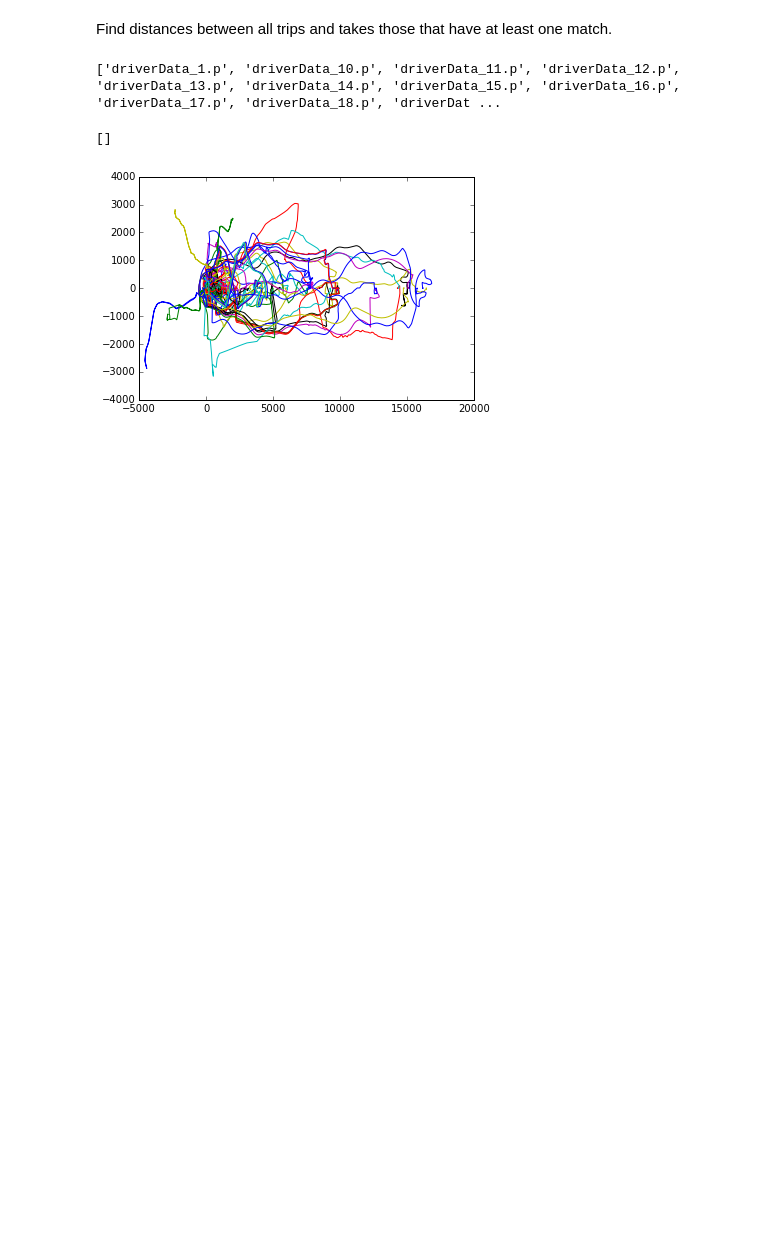
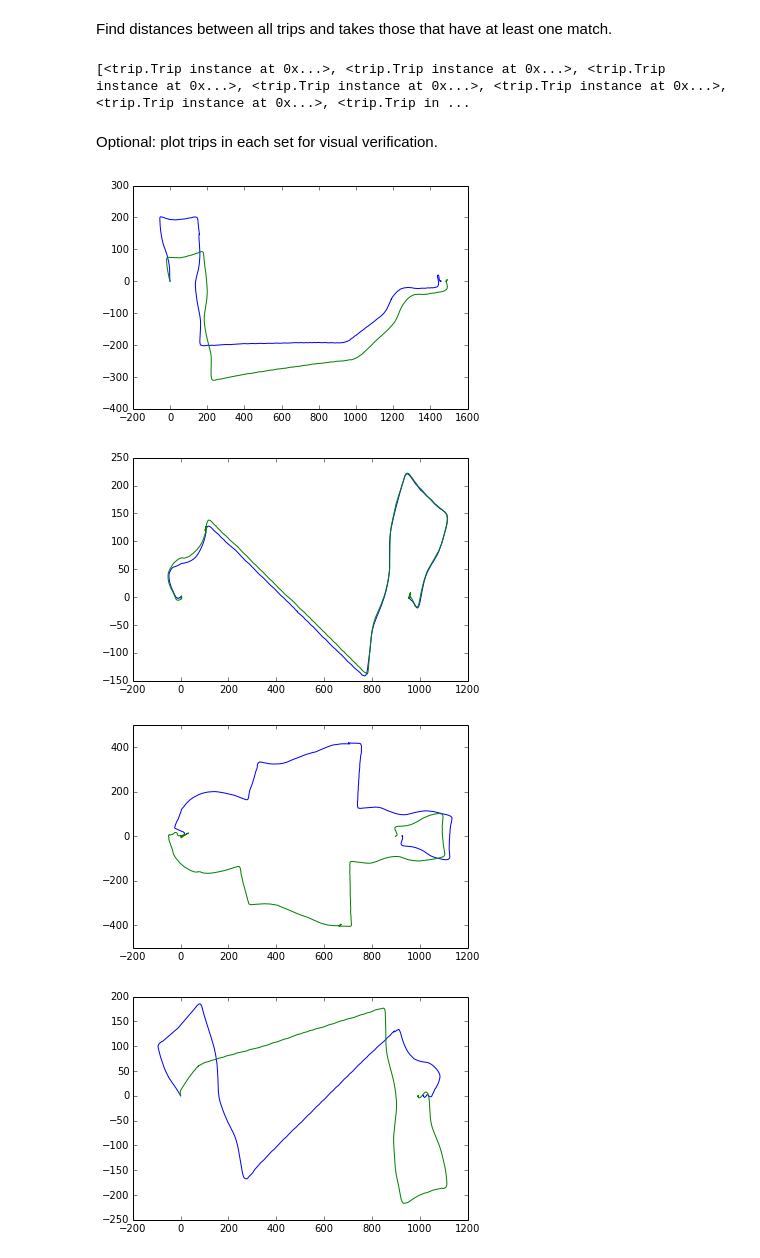
Before and after one commit to erw314/DTA-2015, a Jupyter notebook: pipeline_eric.ipynb, the cells around one changed output. Drawn from its saved outputs; the diff is of its cells as text; code cells hidden in the pictures; blank space fills up the shorter version.

```diff
--- a/pipeline_eric.ipynb
+++ b/pipeline_eric.ipynb
@@ -44,0 +48,17 @@ trips_rotated = [Trip(driver_index, i, tf.rotate_x_axis(trips[i].coordinates)) f
+# %%
+def set_compare(stuff, threshold):
+    sets_dict = {}
+    no_matches = set(stuff)
+
+    for a in stuff:
+        if a in no_matches:
+            search_from = no_matches | set(sets_dict.keys())
+            for b in search_from:
+                if a != b and abs(len(a.coordinates)-len(b.coordinates))/float(len(a.coordinates)) < 0.2: # cannot differ too much
+                    if (dp.distance(a, b) <= threshold and max([x[0] for x in a.coordinates]) > 1000
+                        and max([x[0] for x in b.coordinates]) > 1000):
+                            sets_dict.setdefault(a, set([a])).add(b)
+                            no_matches.discard(a)
+                            no_matches.discard(b)
+
+    return sets_dict, no_matches
@@ -45,6 +80,2 @@ trips_rotated = [Trip(driver_index, i, tf.rotate_x_axis(trips[i].coordinates)) f
 # %% [markdown]
 Find distances between all trips and takes those that have at least one match.
-# %%
-x = dp.get_false_trips(1, 1)
-# %% [output]
-['driverData_1.p', 'driverData_10.p', 'driverData_11.p', 'driverData_12.p', 'driverData_13.p', 'driverData_14.p', 'driverData_15.p', 'driverData_16.p', 'driverData_17.p', 'driverData_18.p', 'driverDat ...
@@ -61,10 +82,18 @@ for i in range(len(trips_rotated)):
-# %%
-true_examples
-# %% [output]
-[]
+# %%
+true_sets = set_compare(trips_rotated, 100)[0]
+true_trips = list(set().union(*true_sets.values()))
+# %% [output]
+[<trip.Trip instance at 0x...>, <trip.Trip instance at 0x...>, <trip.Trip instance at 0x...>, <trip.Trip instance at 0x...>, <trip.Trip instance at 0x...>, <trip.Trip instance at 0x...>, <trip.Trip in ...
+# %% [markdown]
+Optional: plot trips in each set for visual verification.
 # %%
-for test in tests:
-    plt.plot(test.x_coordinates, test.y_coordinates)
-plt.show()
+for s in true_sets:
+    if len(true_sets[s]) == 2:
+        for x in true_sets[s]:
+            plt.plot(x.x_coordinates, x.y_coordinates)
+        plt.show()
 # %% [output]
-[figure, old version]
+[figure, new version]
+[figure, added]
+[figure, added]
+[figure, added]
```
Also changed, not shown: parts of 23 cells of this notebook, 3 other files.
